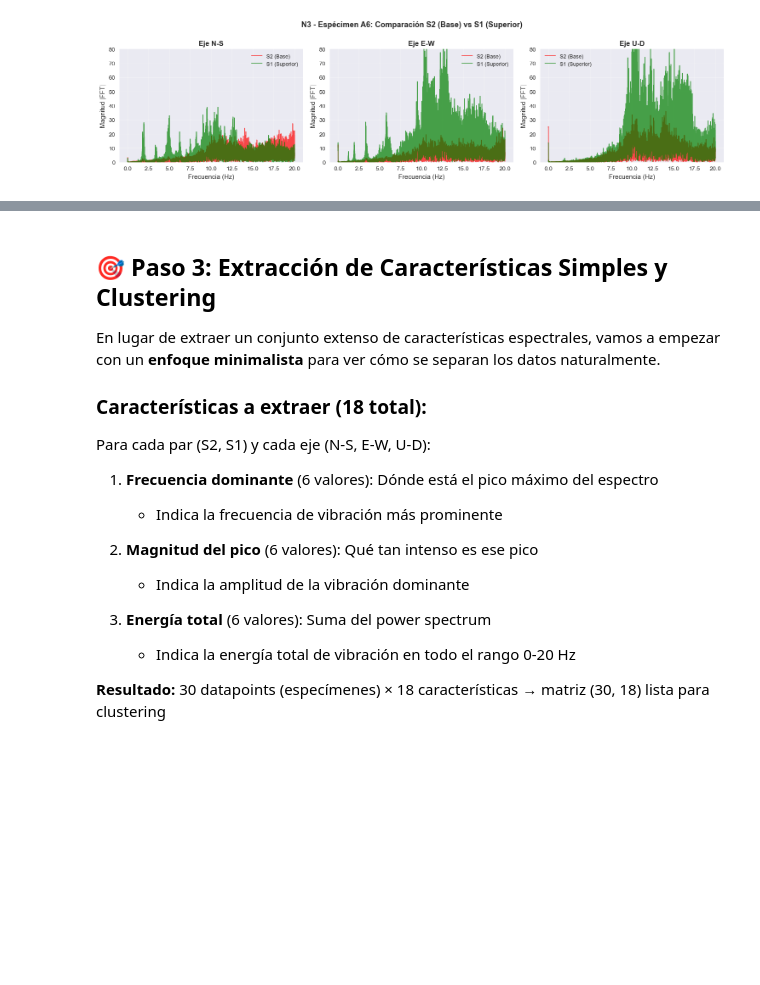
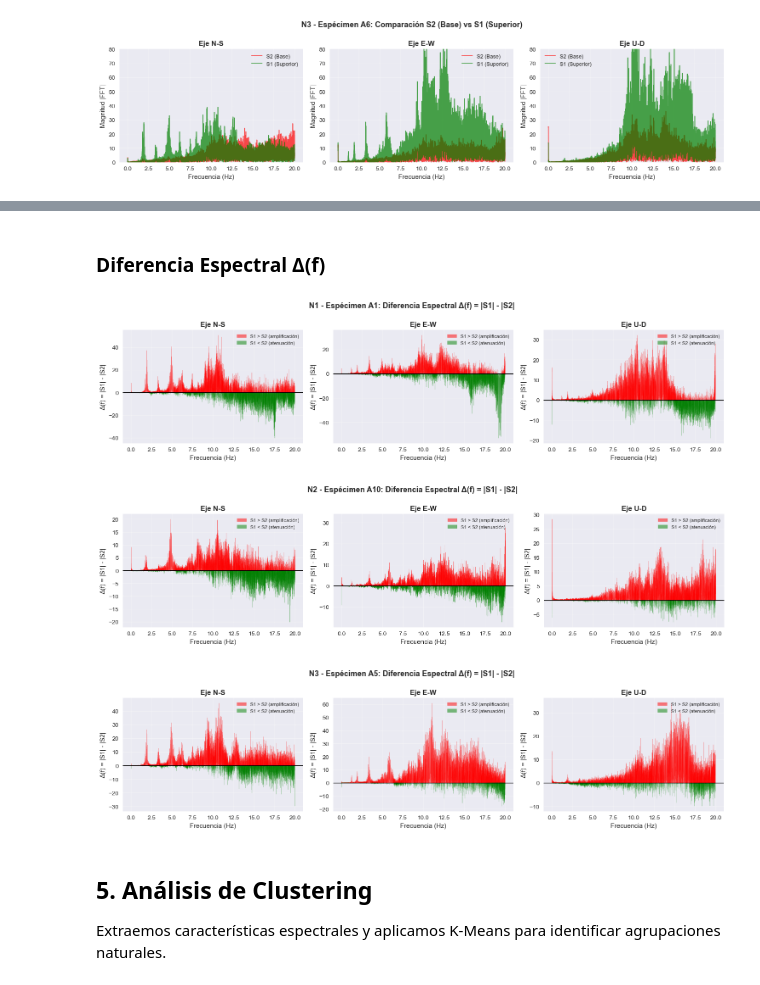
Before and after one commit to giansmart/deepsolation, a Jupyter notebook: src/notebooks/2_clustering_fft_kmeans.ipynb, the cells around one changed output, grey strips where cells are left out. Drawn from its saved outputs; the diff is of its cells as text; code cells hidden in the pictures; blank space fills up the shorter version.

```diff
--- a/src/notebooks/2_clustering_fft_kmeans.ipynb
+++ b/src/notebooks/2_clustering_fft_kmeans.ipynb
@@ -443,22 +508,19 @@ _Los espectros de frecuencia muestran una diferenciación consistente entre la s
+# %% [markdown]
+### Diferencia Espectral Δ(f)
+# %%
+# Δ(f) para un espécimen de cada nivel
+for nivel in ['N1', 'N2', 'N3']:
+    specimens = get_specimens_by_damage(fft_data, nivel, n=1)
+    if specimens:
+        plot_spectral_difference(specimens[0])
+# %% [output]
+[figure, added]
+[figure, added]
+[figure, added]
 # %% [markdown]
-## 🎯 Paso 3: Extracción de Características Simples y Clustering
+## 5. Análisis de Clustering
 
-En lugar de extraer un conjunto extenso de características espectrales, vamos a empezar con un **enfoque minimalista** para ver cómo se separan los datos naturalmente.
-
-### Características a extraer (18 total):
-
-Para cada par (S2, S1) y cada eje (N-S, E-W, U-D):
-
-1. **Frecuencia dominante** (6 valores): Dónde está el pico máximo del espectro
-   - Indica la frecuencia de vibración más prominente
-
-2. **Magnitud del pico** (6 valores): Qué tan intenso es ese pico
-   - Indica la amplitud de la vibración dominante
-
-3. **Energía total** (6 valores): Suma del power spectrum
-   - Indica la energía total de vibración en todo el rango 0-20 Hz
-
-**Resultado:** 30 datapoints (especímenes) × 18 características → matriz (30, 18) lista para clustering
+Extraemos características espectrales y aplicamos K-Means para identificar agrupaciones naturales.
 # %%
 # Importar función de extracción de features
 from clustering_utils import extract_simple_spectral_features
```
Also changed, not shown: parts of 37 cells of this notebook, 6 other files.
